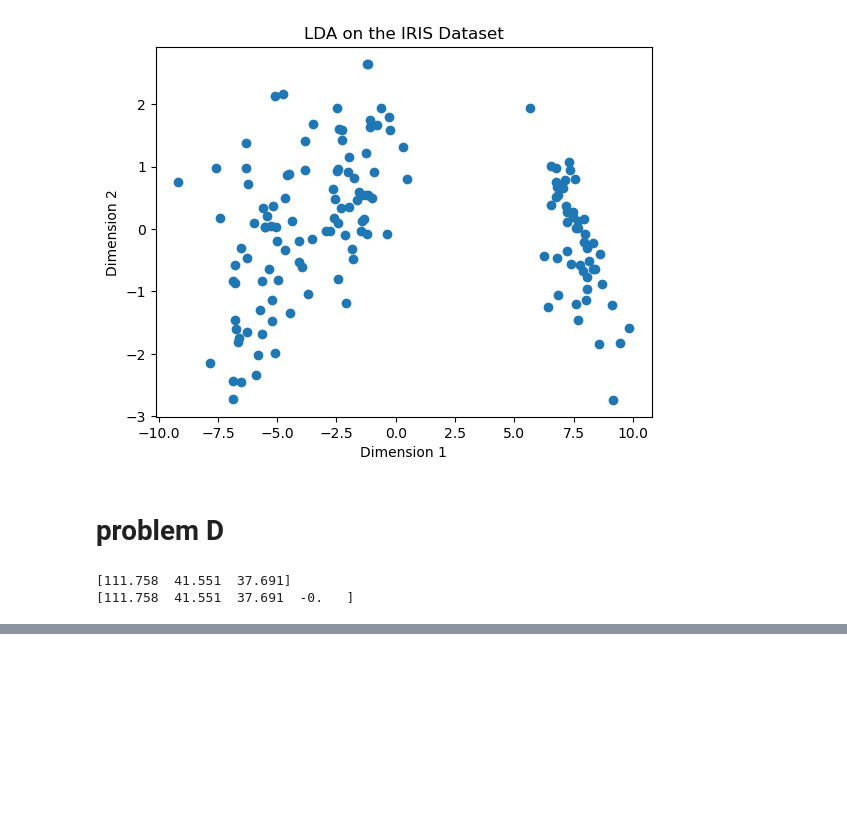
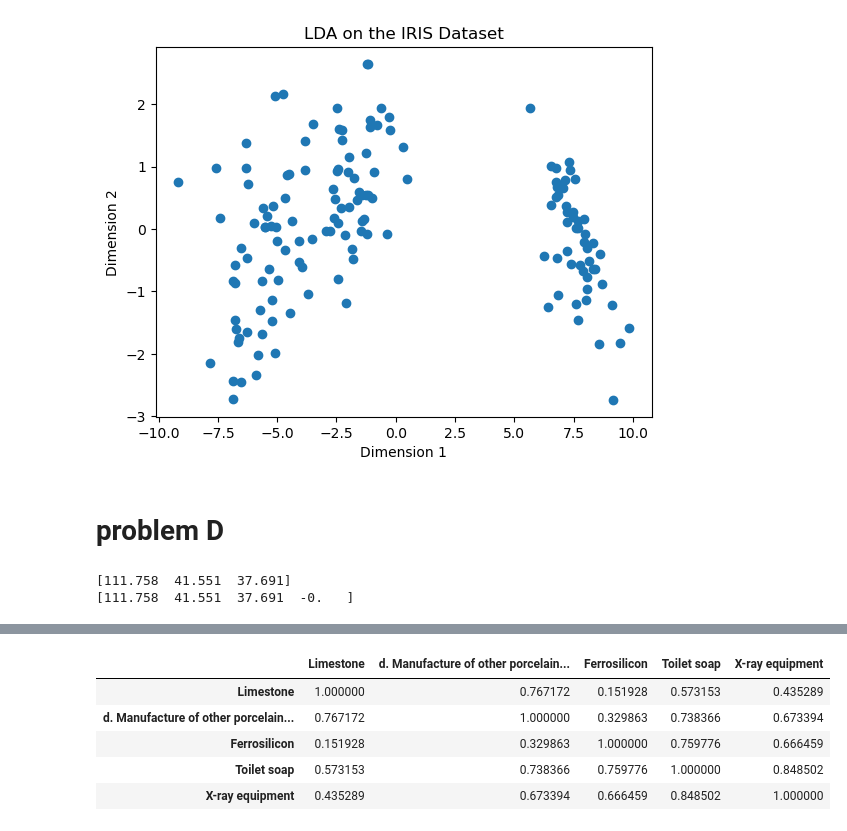
Before and after one commit to kh4rg0sh/amdm-notes, a Jupyter notebook: assignment-1/22114054.ipynb, the cells around one changed output, grey strips where cells are left out. Drawn from its saved outputs; the diff is of its cells as text; code cells hidden in the pictures; blank space fills up the shorter version.

```diff
--- a/assignment-1/22114054.ipynb
+++ b/assignment-1/22114054.ipynb
@@ -245,0 +477,7 @@ print(A)
+# %%
+# load the excel file
+
+import pandas as pd
+
+df = pd.read_excel("WPI Data.xlsx")
+print(df.head())
@@ -245,0 +502,5 @@ print(A)
+# %%
+# drop unwanted columns
+
+df = df.drop(['COMM_CODE', 'COMM_WT'], axis=1)
+print(df.head())
@@ -245,0 +525,10 @@ print(A)
+# %%
+# select random 5 rows
+
+import random
+
+random_commodities = random.sample(list(df.values), k=5)
+rdf = pd.DataFrame(random_commodities).set_index(0)
+rdf.index.name = None
+
+print(rdf)
@@ -245,0 +553,12 @@ print(A)
+# %%
+# compute correlation matrix
+
+correlation_matrix = rdf.T.corr()
+correlation_matrix
+# %% [output]
+|  | Limestone | d. Manufacture of other porcelain... | Ferrosilicon | Toilet soap | X-ray equipment |
+| Limestone | 1.000000 | 0.767172 | 0.151928 | 0.573153 | 0.435289 |
+| d. Manufacture of other porcelain... | 0.767172 | 1.000000 | 0.329863 | 0.738366 | 0.673394 |
+| Ferrosilicon | 0.151928 | 0.329863 | 1.000000 | 0.759776 | 0.666459 |
+| Toilet soap | 0.573153 | 0.738366 | 0.759776 | 1.000000 | 0.848502 |
+| X-ray equipment | 0.435289 | 0.673394 | 0.666459 | 0.848502 | 1.000000 |
```
Also changed, not shown: parts of 33 cells of this notebook, 1 other file.
